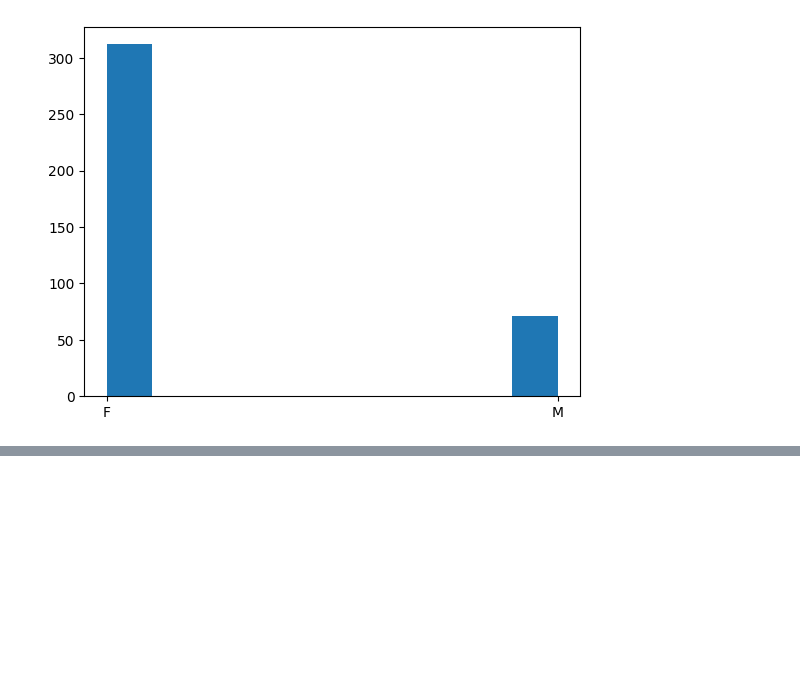
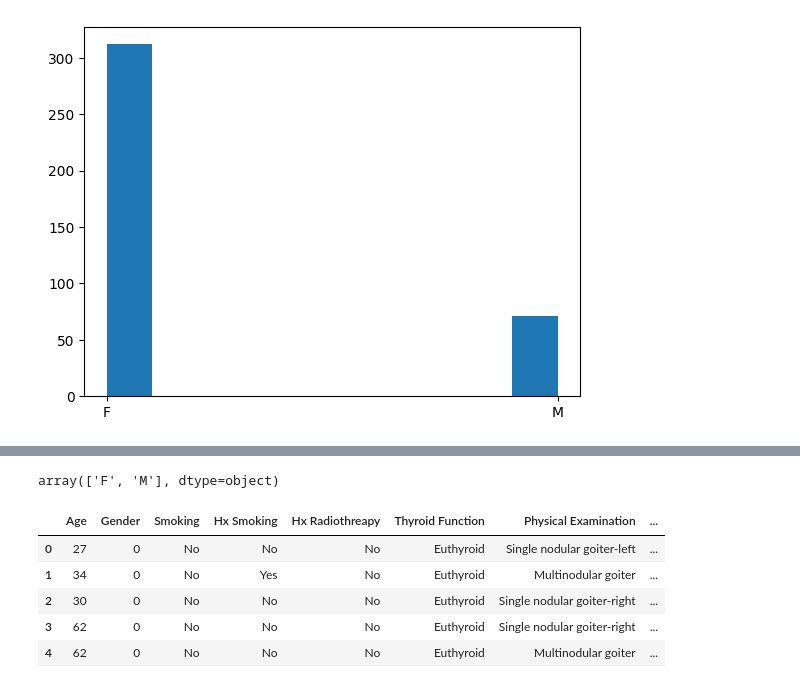
Before and after one commit to anshu-ui/thyroidDisease_model, a Jupyter notebook: data.ipynb, the cells around one changed output, grey strips where cells are left out. Cells and saved outputs as stored; diff of their text form; code cells hidden in the pictures; blank space fills up the shorter version.

```diff
--- a/data.ipynb
+++ b/data.ipynb
@@ -54,0 +64,4 @@ plt.hist(db["Gender"])
+# %%
+db["Gender"].unique()
+# %% [output]
+array(['F', 'M'], dtype=object)
@@ -54,0 +70,9 @@ plt.hist(db["Gender"])
+# %%
+db.head()
+# %% [output]
+|  | Age | Gender | Smoking | Hx Smoking | Hx Radiothreapy | Thyroid Function | Physical Examination | ... |
+| 0 | 27 | 0 | No | No | No | Euthyroid | Single nodular goiter-left | ... |
+| 1 | 34 | 0 | No | Yes | No | Euthyroid | Multinodular goiter | ... |
+| 2 | 30 | 0 | No | No | No | Euthyroid | Single nodular goiter-right | ... |
+| 3 | 62 | 0 | No | No | No | Euthyroid | Single nodular goiter-right | ... |
+| 4 | 62 | 0 | No | No | No | Euthyroid | Multinodular goiter | ... |
```
Also changed, not shown: parts of 31 cells of this notebook.
